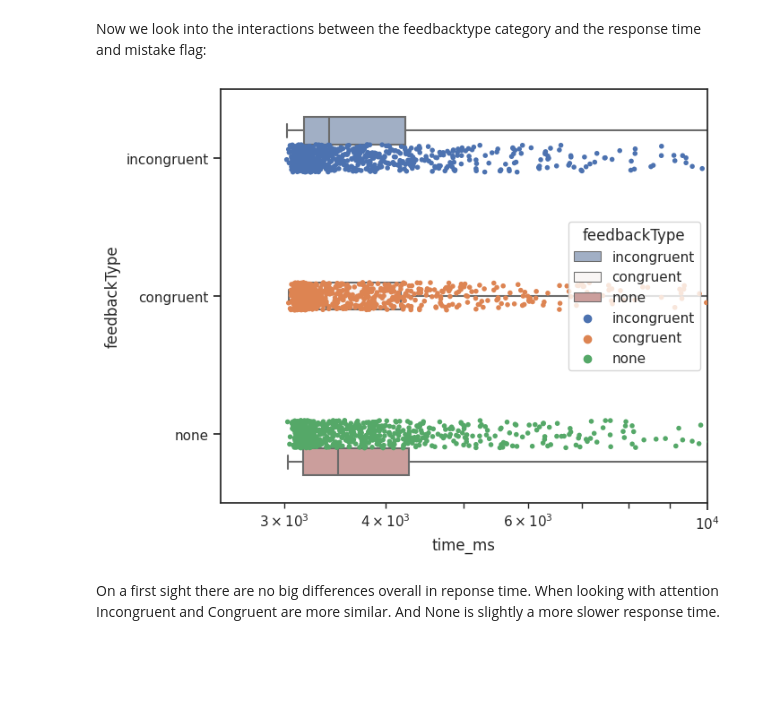
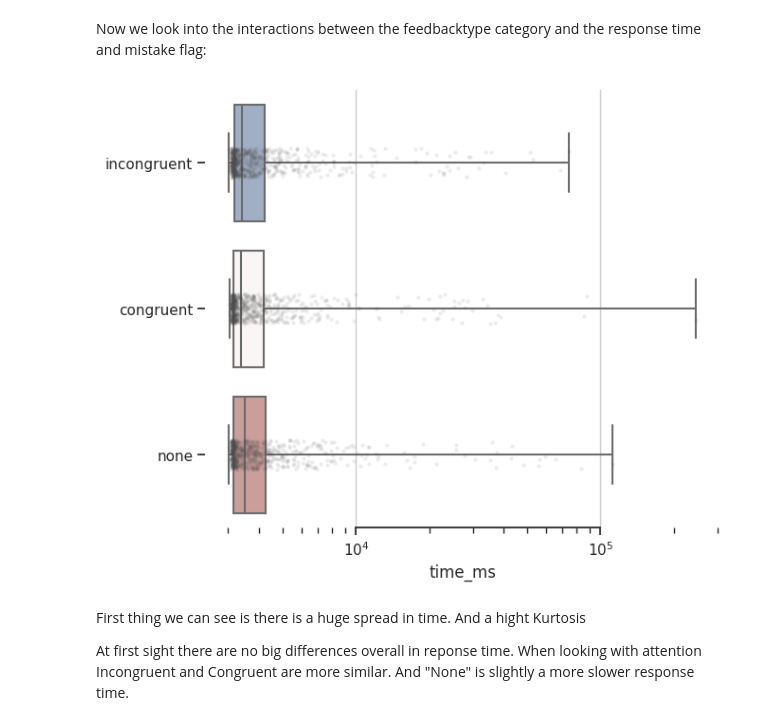
Before and after one commit to BenjaminDupre/m-b_thesis, a Jupyter notebook: Analysis/Analysis..ipynb, the cells around one changed output. Saved outputs shown, nothing was run; the diff lists cells and outputs as text; code cells hidden in the pictures; blank space fills up the shorter version.

```diff
--- a/Analysis/Analysis..ipynb
+++ b/Analysis/Analysis..ipynb
@@ -282,29 +282,34 @@ Now we look into the interactions between the feedbacktype category and the resp
 # %%
 # Set the style of the graph
 sns.set_theme(style='ticks')
 
 # Initialize the figure with a logarithmic x-axis and specify the figure size
 fig, ax = plt.subplots(figsize=(7, 6))
 ax.set_xscale("log")
 
-# Load data into sns (assuming you have your DataFrame loaded into `work_df`)
-#response_time = sns.load_dataset(work_df)
-
 # Plotting boxplot
 sns.boxplot(
-    work_df, x='time_ms', y='feedbackType', hue="feedbackType",
-     palette="vlag", whis=[0, 100], width=0.6
+    data=work_df, x='time_ms', y='feedbackType',
+    palette="vlag", whis=[0, 100],  showfliers=False
 )
 
 # Add points to show each observation
 sns.stripplot(
-    work_df, x='time_ms', y='feedbackType', hue="feedbackType", size=4
+    data=work_df, x='time_ms', y='feedbackType', size=3, color=".3",alpha=0.1, dodge=True
 )
-# Set the x-axis limits to 0 and 5000 ms
-ax.set_xlim(2500, 10000)
+
+
+# Set the x-axis limits to 2500 and 10000 ms
+#ax.set_xlim(2500, 10000)
+
 # Show the plot
-plt.show()
+ax.xaxis.grid(True)
+ax.set(ylabel="")
+sns.despine(trim=True, left=True)
+#plt.show()
 # %% [output]
-[figure, old version]
+[figure, new version]
 # %% [markdown]
-On a first sight there are no big differences overall in reponse time. When looking with attention Incongruent and Congruent are more similar. And None is slightly a more slower response time.
+First thing we can see is there is a huge spread in time. And a hight Kurtosis
+
+At first sight there are no big differences overall in reponse time. When looking with attention Incongruent and Congruent are more similar. And "None" is slightly a more slower response time.
```
Also changed, not shown: parts of 5 cells of this notebook.
